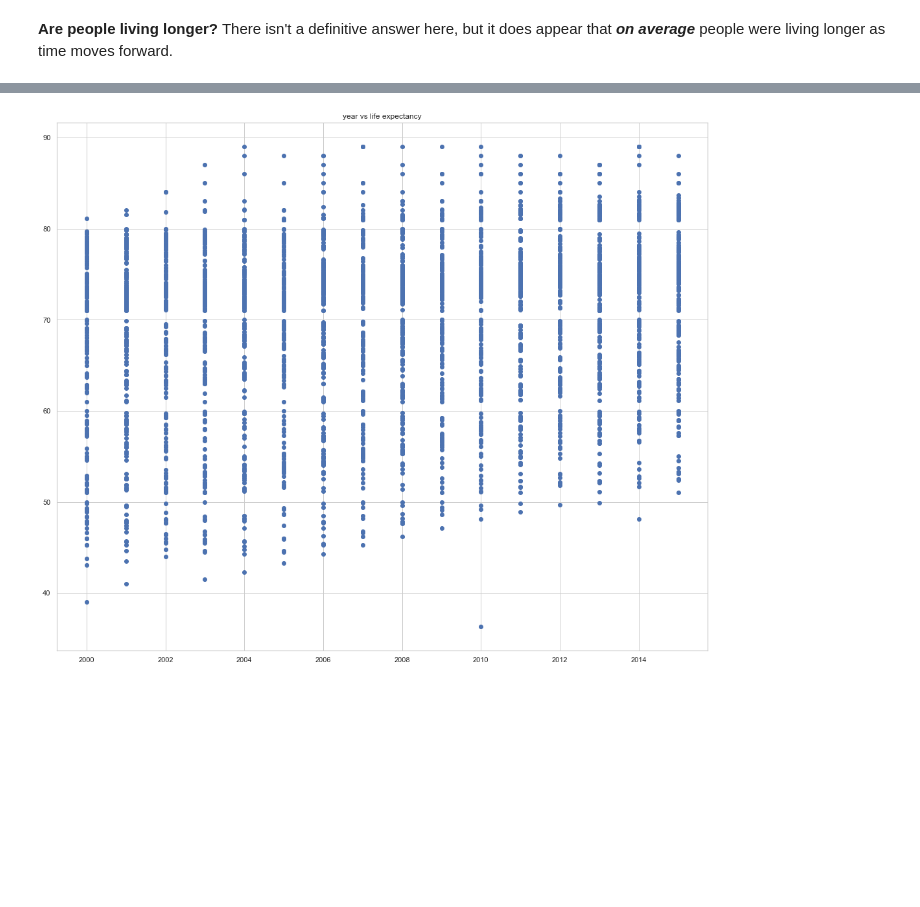
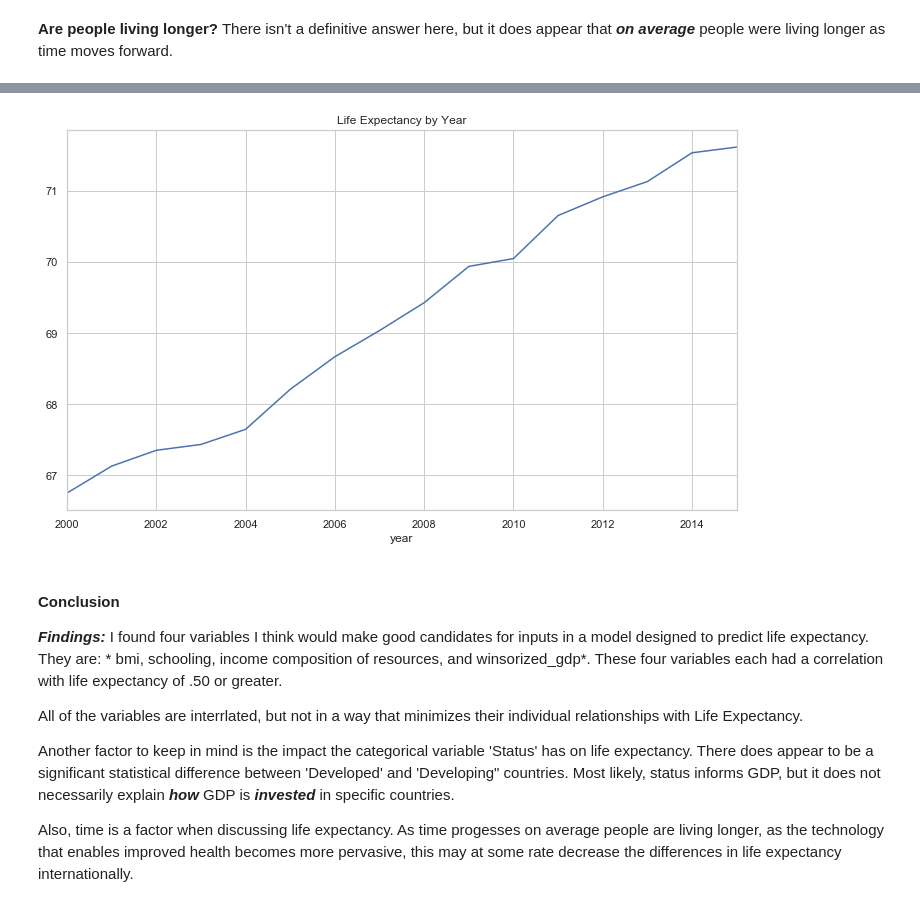
Before and after one commit to rnclay/Thinkful, a Jupyter notebook: Thinkful_Model Preparation_Challenge-checkpoint.ipynb, the cells around one changed output, grey strips where cells are left out. Saved outputs shown, nothing was run; the diff lists cells and outputs as text; code cells hidden in the pictures; blank space fills up the shorter version.

```diff
--- a/Thinkful_Model Preparation_Challenge-checkpoint.ipynb
+++ b/Thinkful_Model Preparation_Challenge-checkpoint.ipynb
@@ -476,24 +503,15 @@ Normality test statistics is 0.37501544406317205 and p value is 0.82902271641608
 # %%
 winsorized_population = winsorize(life_df["population"],(0,0.10))
-population_boxcox,_ = boxcox(life_df["population"])
+life_df["winsorized_population"] = winsorized_population
+plt.figure(figsize = (15,5))
 
-plt.figure(figsize = (15,15))
+plt.subplot(1,2,1)
+plt.boxplot(life_df["population"])
+plt.title("Boxplot of Population")
 
-plt.subplot(3,3,1)
-plt.hist(life_df["population"])
-plt.title("Histogram of Population")
-
-plt.subplot(3,3,2)
-plt.hist(np.log(life_df["population"]))
-plt.title("Histogram of log transformed Population")
-
-plt.subplot(3,3,3)
-plt.hist(winsorized_population)
-plt.title("Histogram of winsorized Population")
-
-plt.subplot(3,3,4)
-plt.hist(population_boxcox)
-plt.title("Histogram of Population (boxcox transformed)")
+plt.subplot(1,2,2)
+plt.boxplot(winsorized_population)
+plt.title("Boxplot of winsorized Population")
 
 plt.show()
 # %% [output]
@@ -510,4 +518,0 @@ Normality test statistics is 1.9643286060696217 and p value is 0.374499690284902
-# %%
-life_df["adult_mortality_boxcox"] = adult_mortality_boxcox
-life_df["gdp_boxcox"] = gdp_boxcox
-life_df["population_boxcox"] = population_boxcox
@@ -674,9 +694,20 @@ year
 2015    71.616940
 Name: life expectancy, dtype: float64
 # %%
-plt.figure(figsize=(18,15))
-plt.scatter(life_df["year"], life_df["life expectancy"])
-plt.title("year vs life expectancy")
+plt.figure(figsize=(12,7))
+lines = life_df.groupby("year")["life expectancy"].mean()
+lines.plot()
+plt.title("Life Expectancy by Year")
 plt.show()
 # %% [output]
-[figure, old version]
+[figure, new version]
+# %% [markdown]
+#### Conclusion
+
+***Findings:*** I found four variables I think would make good candidates for inputs in a model designed to predict life expectancy. They are: * bmi, schooling, income composition of resources, and winsorized_gdp*. These four variables each had a correlation with life expectancy of .50 or greater.
+
+All of the variables are interrlated, but not in a way that minimizes their individual relationships with Life Expectancy.
+
+Another factor to keep in mind is the impact the categorical variable 'Status' has on life expectancy. There does appear to be a significant statistical difference between 'Developed' and 'Developing" countries. Most likely, status informs GDP, but it does not necessarily explain ***how*** GDP is ***invested*** in specific countries.
+
+Also, time is a factor when discussing life expectancy. As time progesses on average people are living longer, as the technology that enables improved health becomes more pervasive, this may at some rate decrease the differences in life expectancy internationally.
```
Also changed, not shown: parts of 40 cells of this notebook.
